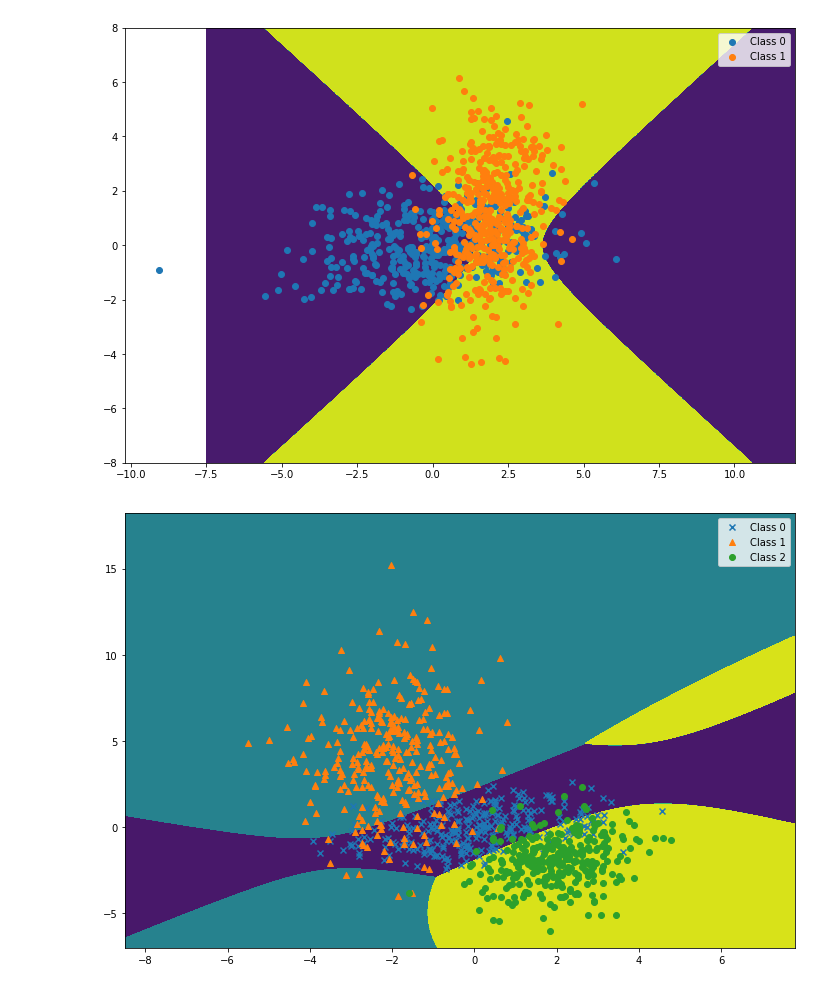
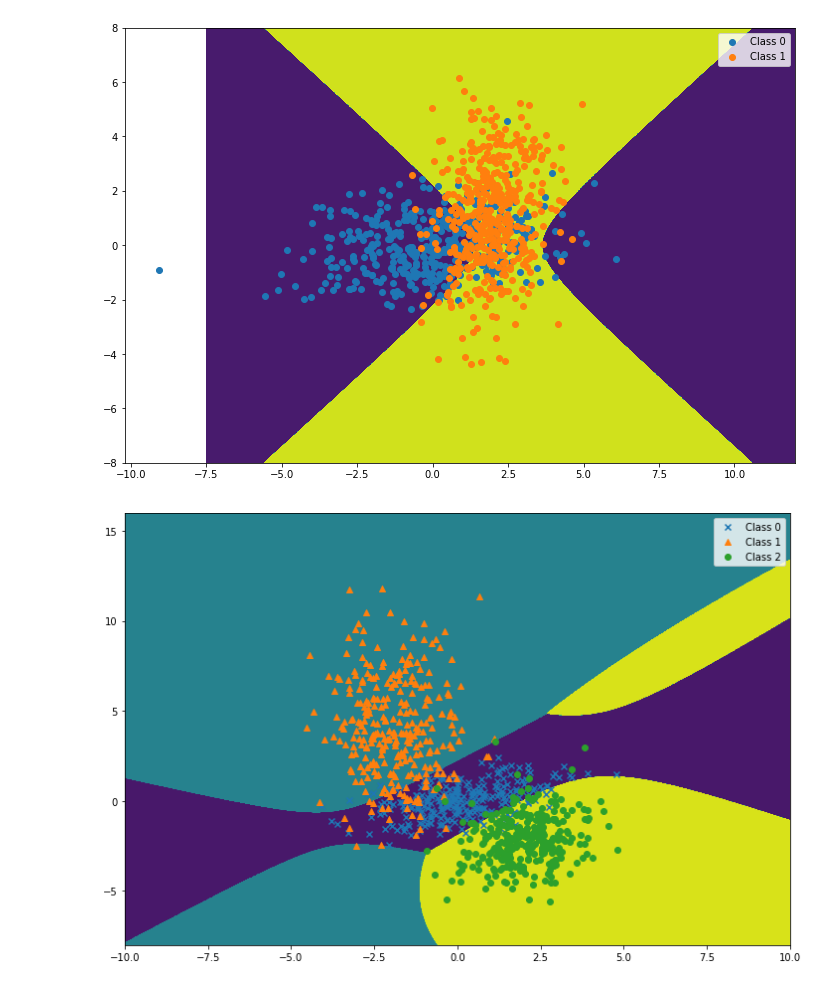
Before and after one commit to ApfelPresse/FoDS, a Jupyter notebook: Ex5/Ex5.ipynb, the cells around one changed output. Cells and saved outputs as stored; diff of their text form; code cells hidden in the pictures.

Commit message:
add missing imports

```diff
--- a/Ex5/Ex5.ipynb
+++ b/Ex5/Ex5.ipynb
@@ -129,47 +133,31 @@ plot_bayes([0,0],[2,1],[[4,0.5],[0.5,1]],[[1,0.5],[0.5,4]],0.5,0.5,size)
 [figure]
 [figure]
 # %%
-import numpy as np
-import matplotlib.pyplot as plt
-from scipy.stats import multivariate_normal
-
 def plot_bayes(mean_0,mean_1,mean_2,cov_0,cov_1,cov_2,p0,p1,p2,size):
     dist_0 = np.random.multivariate_normal(mean=mean_0,cov=cov_0,size=(size//3))
     dist_1 = np.random.multivariate_normal(mean=mean_1,cov=cov_1,size=(size//3))
     dist_2 = np.random.multivariate_normal(mean=mean_2,cov=cov_2,size=(size//3))
 
-    min_x = np.minimum(dist_0[:,0].min(),dist_1[:,0].min())
-    min_x = np.minimum(min_x,dist_2[:,0].min())
-
-    max_x = np.maximum(dist_0[:,0].max(),dist_1[:,0].max())
-    max_x = np.maximum(max_x,dist_2[:,0].max())
-
-    min_y = np.minimum(dist_0[:,1].min(),dist_1[:,1].min())
-    min_y = np.minimum(min_y,dist_2[:,0].min())
-
-    max_y = np.maximum(dist_0[:,1].max(),dist_1[:,1].max())
-    max_y = np.maximum(max_y,dist_2[:,0].max())
-
-    x, y = np.mgrid[-1:max_x+3:.01, min_y-3:max_y+3:.01]
+    x, y = np.mgrid[-10:10:.01, -8:16:.01]
     pos = np.empty(x.shape + (2,))
     pos[:, :, 0] = x; pos[:, :, 1] = y
 
     rv_0 = multivariate_normal(mean_0, cov_0)
     rv_1 = multivariate_normal(mean_1, cov_1)
     rv_2 = multivariate_normal(mean_2, cov_2)
 
     dens = rv_0.pdf(pos).copy()
     dens[(p0*rv_0.pdf(pos) > p1*rv_1.pdf(pos)) & (p0*rv_0.pdf(pos) > p2*rv_2.pdf(pos))] = 0
     dens[(p1*rv_1.pdf(pos) > p0*rv_0.pdf(pos)) & (p1*rv_1.pdf(pos) > p2*rv_2.pdf(pos))] = 3
     dens[(p2*rv_2.pdf(pos) > p0*rv_0.pdf(pos)) & (p2*rv_2.pdf(pos) > p1*rv_1.pdf(pos))] = 6
 
     plt.figure(figsize=(12,8))
     plt.contourf(x, y, dens)
     plt.scatter(dist_0[:,0],dist_0[:,1], label="Class 0",marker='x')
     plt.scatter(dist_1[:,0],dist_1[:,1], label="Class 1",marker='^')
     plt.scatter(dist_2[:,0],dist_2[:,1], label="Class 2")
     plt.legend()
 
 plot_bayes([0,0],[-2,4],[2,-2],[[2,0.5],[0.5,1]],[[1,0],[0,8]],[[1,0.25],[0.25,2]],0.33,0.33,0.33,900)
 # %% [output]
-[figure, old version]
+[figure, new version]
```
Also changed, not shown: parts of 1 cell of this notebook.
